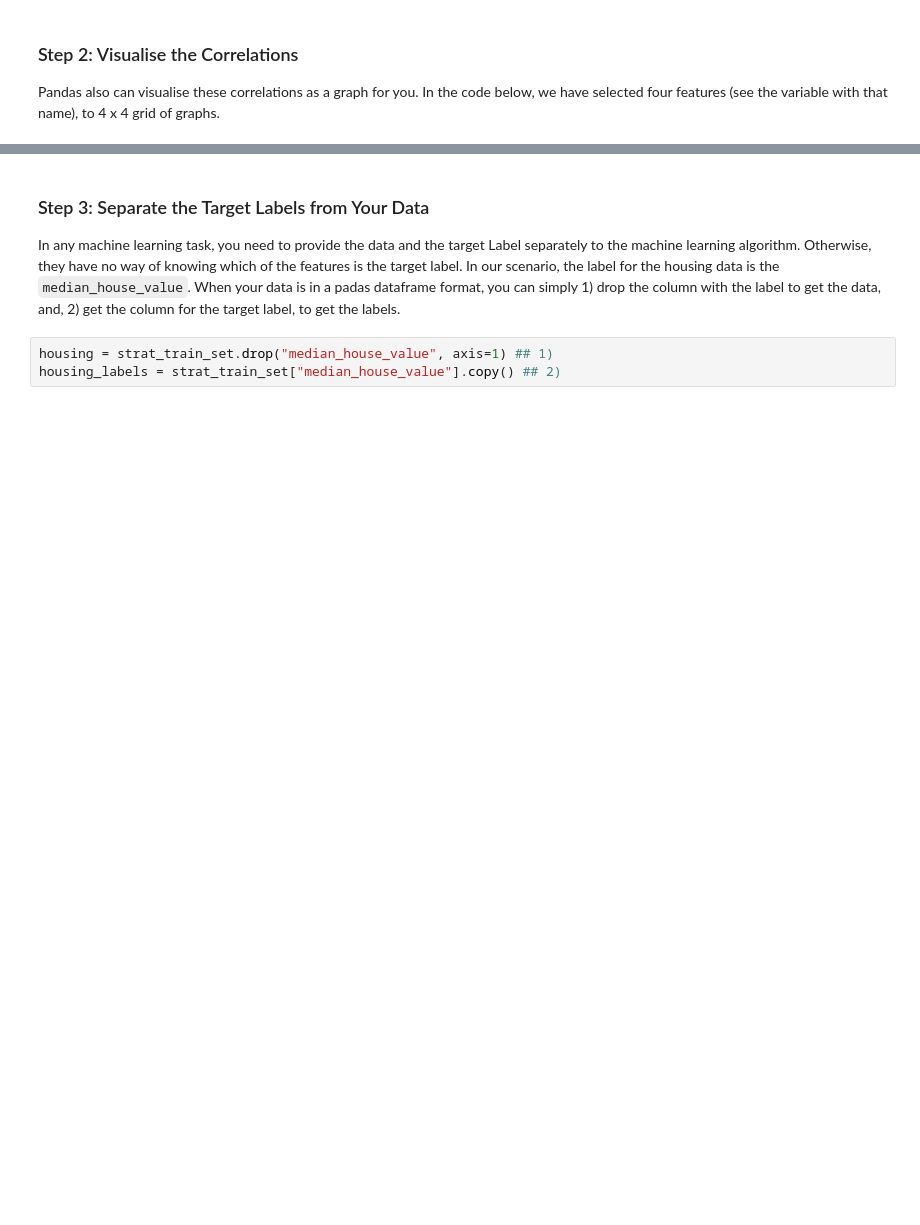
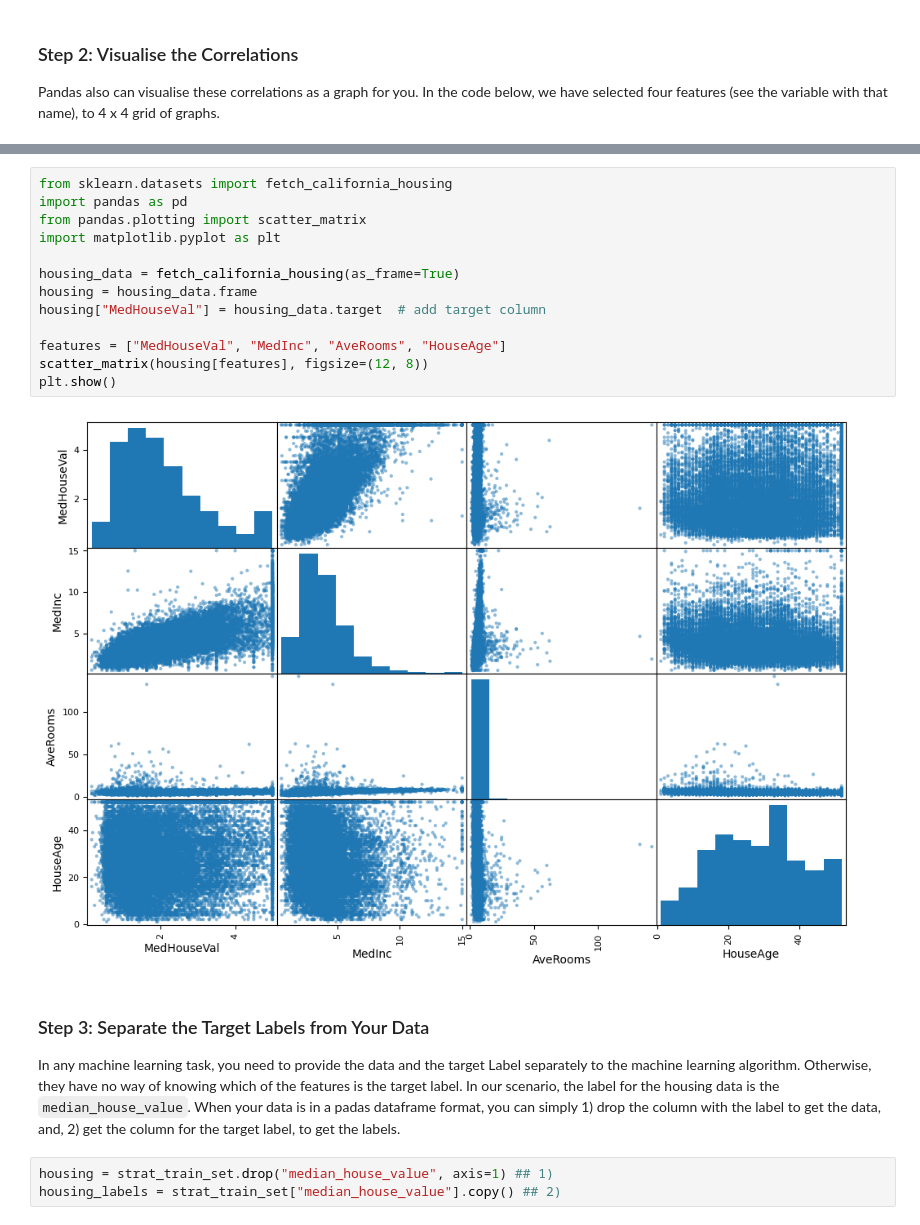
Before and after one commit to laniiko/ai-for-the-arts-portfolio, a Jupyter notebook: Machine-Learning-by-Example-from-Start-to-End.ipynb, the cells around one changed output, grey strips where cells are left out. Drawn from its saved outputs; the diff is of its cells as text; blank space fills up the shorter version.

```diff
--- a/Machine-Learning-by-Example-from-Start-to-End.ipynb
+++ b/Machine-Learning-by-Example-from-Start-to-End.ipynb
@@ -471,3 +556,18 @@ plt.show()
+# %%
+from sklearn.datasets import fetch_california_housing
+import pandas as pd
+from pandas.plotting import scatter_matrix
+import matplotlib.pyplot as plt
+
+housing_data = fetch_california_housing(as_frame=True)
+housing = housing_data.frame
+housing["MedHouseVal"] = housing_data.target  # add target column
+
+features = ["MedHouseVal", "MedInc", "AveRooms", "HouseAge"]
+scatter_matrix(housing[features], figsize=(12, 8))
+plt.show()
+# %% [output]
+[figure, added]
 # %% [markdown]
 ### Step 3: Separate the Target Labels from Your Data
 
```
Also changed, not shown: parts of 40 cells of this notebook.
